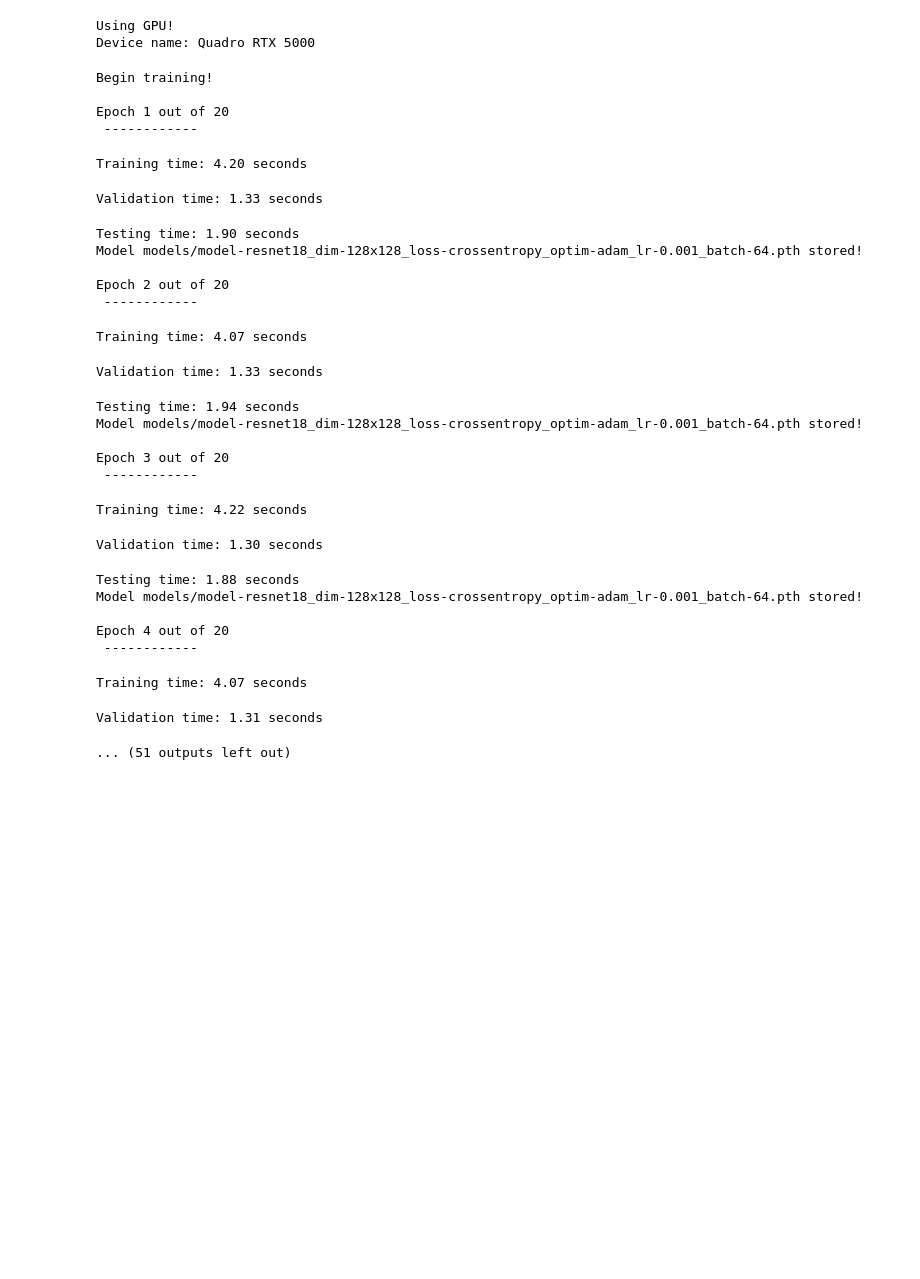
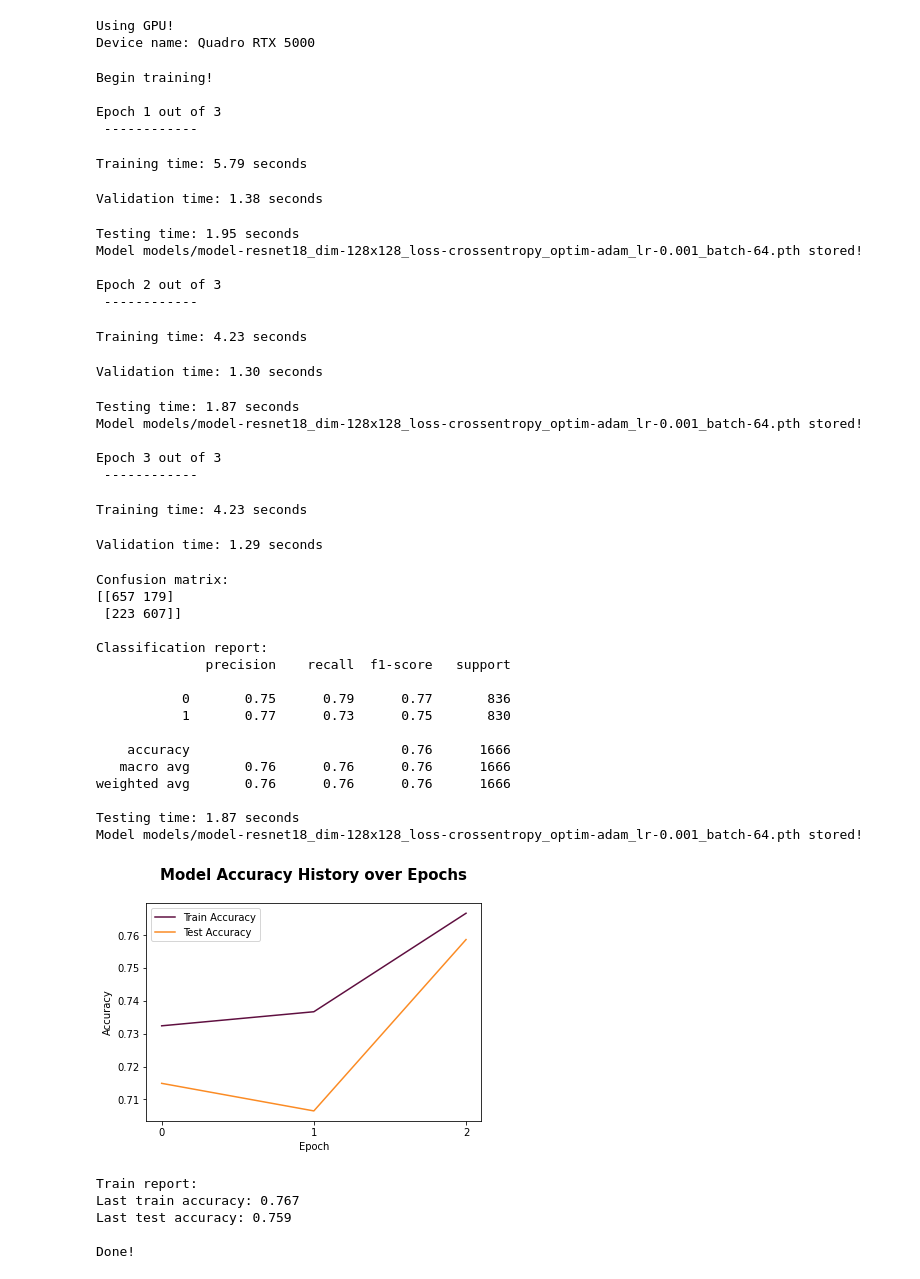
Before and after one commit to ariefpurnamamuharram/IF5200, a Jupyter notebook: experiments.ipynb, the cells around one changed output. Cells and saved outputs as stored; diff of their text form; code cells hidden in the pictures; blank space fills up the shorter version.

Commit message:
Slight improvement on the train script

```diff
--- a/experiments.ipynb
+++ b/experiments.ipynb
@@ -71,7 +71,7 @@ df.head(3)
 # %%
 # Experiment global variables
 LEARNING_RATE = 1e-3
-EPOCHS = 20
+EPOCHS = 3
 BATCH_SIZE = 64
 # %% [markdown]
 ### Example: Cardiomegaly
@@ -188,41 +188,55 @@ Device name: Quadro RTX 5000
 # %%
 # Step 5: Train the model using train_wrapper function
 
 experiment_name = f'model-resnet18_dim-128x128_loss-crossentropy_optim-adam_lr-{LEARNING_RATE}_batch-{BATCH_SIZE}'
 
-train_wrapper(model, trainer,
+train_wrapper(trainer,
               train_dataloader=train_dataloader,
               val_dataloader=val_dataloader,
               test_dataloader=test_dataloader,
               epochs=EPOCHS,
               saved_model_name=f'{experiment_name}.pth',
               log_name=f'{experiment_name}.txt')
 # %% [output]
 Begin training!
 
-Epoch 1 out of 20
+Epoch 1 out of 3
  ------------
-Training time: 4.20 seconds
+Training time: 5.79 seconds
-Validation time: 1.33 seconds
+Validation time: 1.38 seconds
-Testing time: 1.90 seconds
+Testing time: 1.95 seconds
 Model models/model-resnet18_dim-128x128_loss-crossentropy_optim-adam_lr-0.001_batch-64.pth stored!
 
-Epoch 2 out of 20
+Epoch 2 out of 3
  ------------
-Training time: 4.07 seconds
+Training time: 4.23 seconds
-Validation time: 1.33 seconds
+Validation time: 1.30 seconds
-Testing time: 1.94 seconds
+Testing time: 1.87 seconds
 Model models/model-resnet18_dim-128x128_loss-crossentropy_optim-adam_lr-0.001_batch-64.pth stored!
 
-Epoch 3 out of 20
+Epoch 3 out of 3
  ------------
-Training time: 4.22 seconds
+Training time: 4.23 seconds
-Validation time: 1.30 seconds
+Validation time: 1.29 seconds
-Testing time: 1.88 seconds
+Confusion matrix:
+[[657 179]
+ [223 607]]
+
+Classification report:
+              precision    recall  f1-score   support
+
+           0       0.75      0.79      0.77       836
+           1       0.77      0.73      0.75       830
+
+    accuracy                           0.76      1666
+   macro avg       0.76      0.76      0.76      1666
+weighted avg       0.76      0.76      0.76      1666
+
+Testing time: 1.87 seconds
 Model models/model-resnet18_dim-128x128_loss-crossentropy_optim-adam_lr-0.001_batch-64.pth stored!
-
-Epoch 4 out of 20
- ------------
+[figure, added]
-Training time: 4.07 seconds
+Train report:
+Last train accuracy: 0.767
+Last test accuracy: 0.759
+
+Done!
-Validation time: 1.31 seconds
-... (51 outputs left out)
```
Also changed, not shown: 2 other files.
